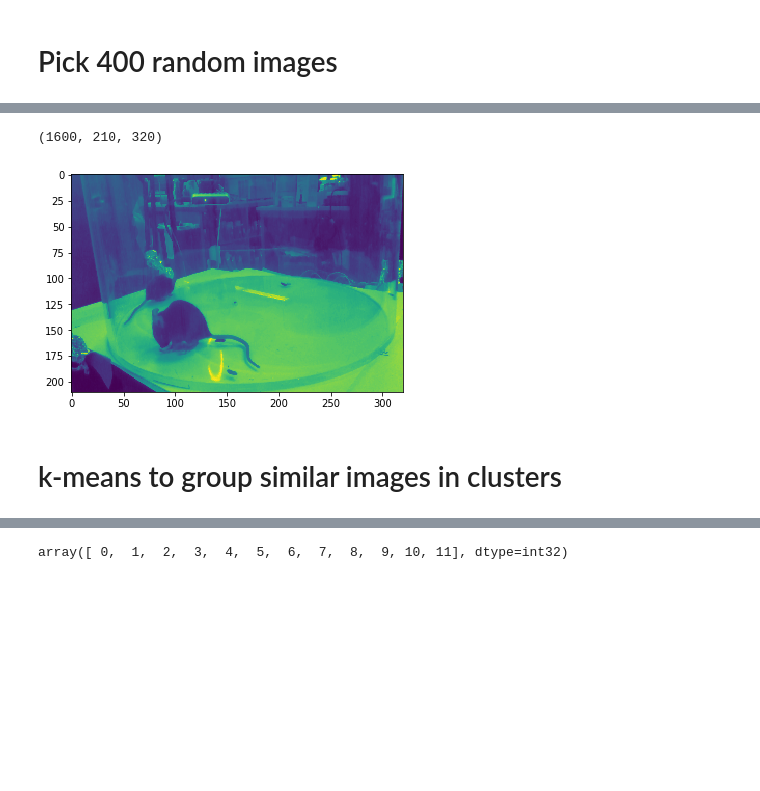
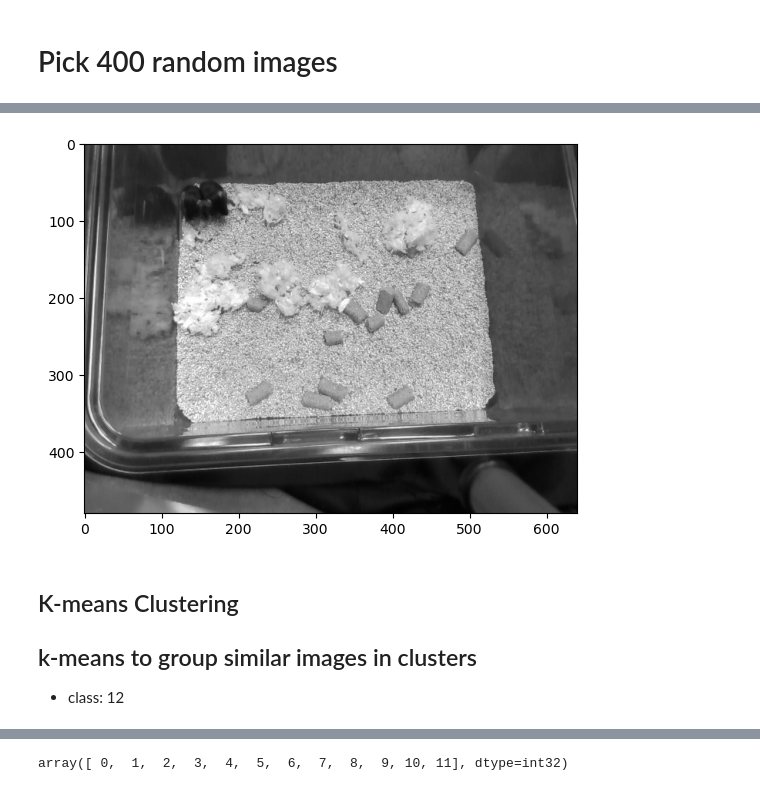
Before and after one commit to aya0221/Mice_3D_Tracking, a Jupyter notebook: 3DDD_social_mouse_tracker/analysis/001_Generate_a_training_set.ipynb, the cells around one changed output, grey strips where cells are left out. Cells and saved outputs as stored; diff of their text form; code cells hidden in the pictures; blank space fills up the shorter version.

```diff
--- a/3DDD_social_mouse_tracker/analysis/001_Generate_a_training_set.ipynb
+++ b/3DDD_social_mouse_tracker/analysis/001_Generate_a_training_set.ipynb
@@ -106,12 +259,21 @@ plt.imshow(pic)
 # %%
+# Convert the sampled color frames to grayscale
+sampled_g_frames = np.dot(sampled_c_frames[...,:3], [0.2989, 0.5870, 0.1140])
+plt.imshow(sampled_g_frames[0], cmap='gray')
+plt.show()
+
+
+# ===AUTHOR's CODE===
 # make a greyscale version
-sampled_g_frames = sampled_c_frames @ [0.2989, 0.5870, 0.1140]
-sampled_g_frames = sampled_g_frames.astype('uint16')
-plt.imshow(sampled_g_frames[0,:,:])
-sampled_g_frames.shape
+# sampled_g_frames = sampled_c_frames @ [0.2989, 0.5870, 0.1140]
+# sampled_g_frames = sampled_g_frames.astype('uint16')
+# plt.imshow(sampled_g_frames[0,:,:])
+# sampled_g_frames.shape
 # %% [output]
-(1600, 210, 320)
-[figure, old version]
+[figure, new version]
 # %% [markdown]
-# k-means to group similar images in clusters
+## K-means Clustering
+## k-means to group similar images in clusters
+
+- class: 12
 # %%
```
Also changed, not shown: parts of 33 cells of this notebook, 9 other files.
